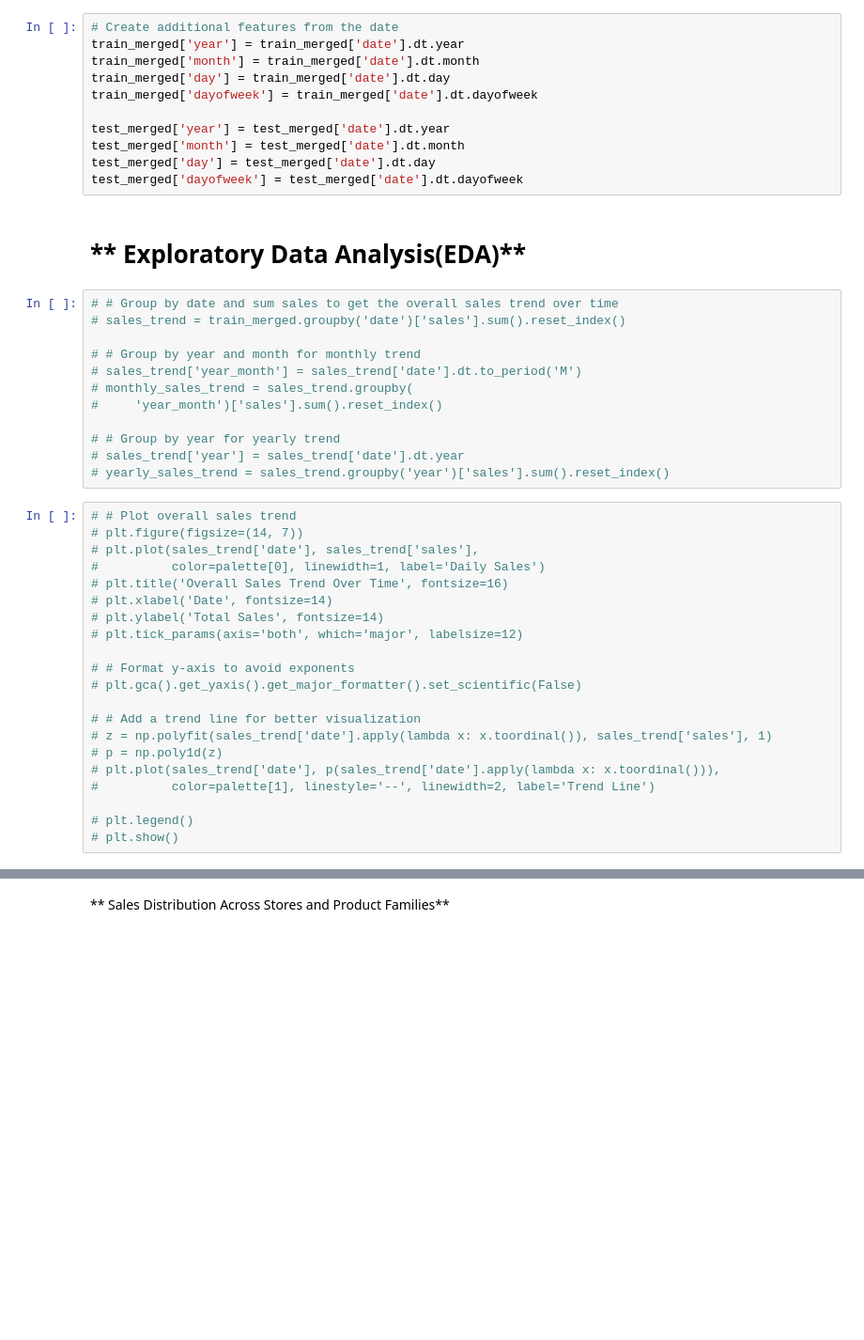
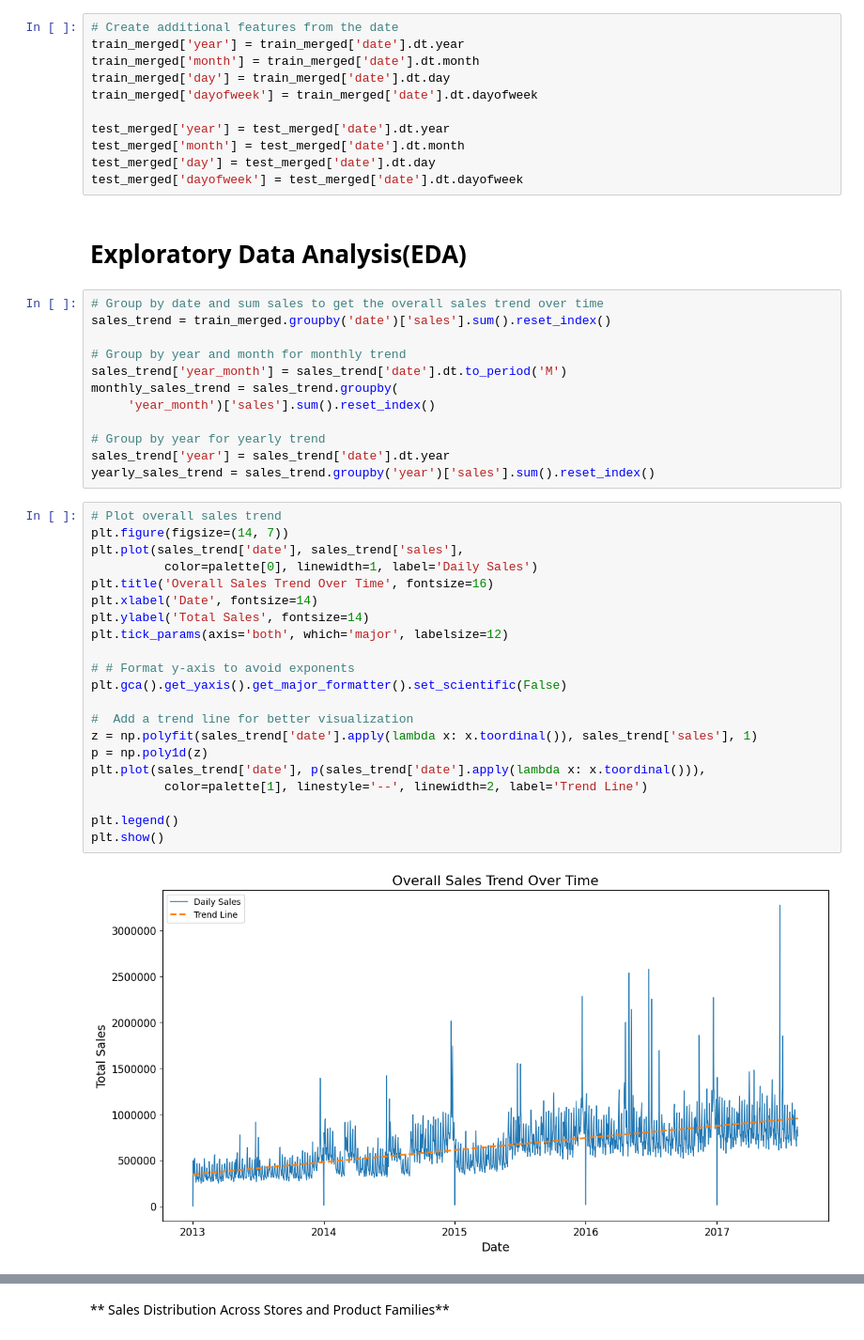
Before and after one commit to Sena-Aku-Agbotse/Time-Series-Regression, a Jupyter notebook: Notebook/main.ipynb, the cells around one changed output, grey strips where cells are left out. Shown at 94% size. Saved outputs shown, nothing was run; the diff lists cells and outputs as text; blank space fills up the shorter version.

```diff
--- a/Notebook/main.ipynb
+++ b/Notebook/main.ipynb
@@ -288,37 +304,39 @@ test_merged['month'] = test_merged['date'].dt.month
 test_merged['day'] = test_merged['date'].dt.day
 test_merged['dayofweek'] = test_merged['date'].dt.dayofweek
 # %% [markdown]
-# ** Exploratory Data Analysis(EDA)**
+# **Exploratory Data Analysis(EDA)**
 # %%
-# # Group by date and sum sales to get the overall sales trend over time
-# sales_trend = train_merged.groupby('date')['sales'].sum().reset_index()
+# Group by date and sum sales to get the overall sales trend over time
+sales_trend = train_merged.groupby('date')['sales'].sum().reset_index()
 
-# # Group by year and month for monthly trend
-# sales_trend['year_month'] = sales_trend['date'].dt.to_period('M')
-# monthly_sales_trend = sales_trend.groupby(
-#     'year_month')['sales'].sum().reset_index()
+# Group by year and month for monthly trend
+sales_trend['year_month'] = sales_trend['date'].dt.to_period('M')
+monthly_sales_trend = sales_trend.groupby(
+     'year_month')['sales'].sum().reset_index()
 
-# # Group by year for yearly trend
-# sales_trend['year'] = sales_trend['date'].dt.year
-# yearly_sales_trend = sales_trend.groupby('year')['sales'].sum().reset_index()
+# Group by year for yearly trend
+sales_trend['year'] = sales_trend['date'].dt.year
+yearly_sales_trend = sales_trend.groupby('year')['sales'].sum().reset_index()
 # %%
-# # Plot overall sales trend
-# plt.figure(figsize=(14, 7))
-# plt.plot(sales_trend['date'], sales_trend['sales'],
-#          color=palette[0], linewidth=1, label='Daily Sales')
-# plt.title('Overall Sales Trend Over Time', fontsize=16)
-# plt.xlabel('Date', fontsize=14)
-# plt.ylabel('Total Sales', fontsize=14)
-# plt.tick_params(axis='both', which='major', labelsize=12)
+# Plot overall sales trend
+plt.figure(figsize=(14, 7))
+plt.plot(sales_trend['date'], sales_trend['sales'],
+          color=palette[0], linewidth=1, label='Daily Sales')
+plt.title('Overall Sales Trend Over Time', fontsize=16)
+plt.xlabel('Date', fontsize=14)
+plt.ylabel('Total Sales', fontsize=14)
+plt.tick_params(axis='both', which='major', labelsize=12)
 
 # # Format y-axis to avoid exponents
-# plt.gca().get_yaxis().get_major_formatter().set_scientific(False)
+plt.gca().get_yaxis().get_major_formatter().set_scientific(False)
 
-# # Add a trend line for better visualization
-# z = np.polyfit(sales_trend['date'].apply(lambda x: x.toordinal()), sales_trend['sales'], 1)
-# p = np.poly1d(z)
-# plt.plot(sales_trend['date'], p(sales_trend['date'].apply(lambda x: x.toordinal())),
-#          color=palette[1], linestyle='--', linewidth=2, label='Trend Line')
+#  Add a trend line for better visualization
+z = np.polyfit(sales_trend['date'].apply(lambda x: x.toordinal()), sales_trend['sales'], 1)
+p = np.poly1d(z)
+plt.plot(sales_trend['date'], p(sales_trend['date'].apply(lambda x: x.toordinal())),
+          color=palette[1], linestyle='--', linewidth=2, label='Trend Line')
 
-# plt.legend()
-# plt.show()
+plt.legend()
+plt.show()
+# %% [output]
+[figure, added]
```
Also changed, not shown: parts of 91 cells of this notebook, 1 other file.
